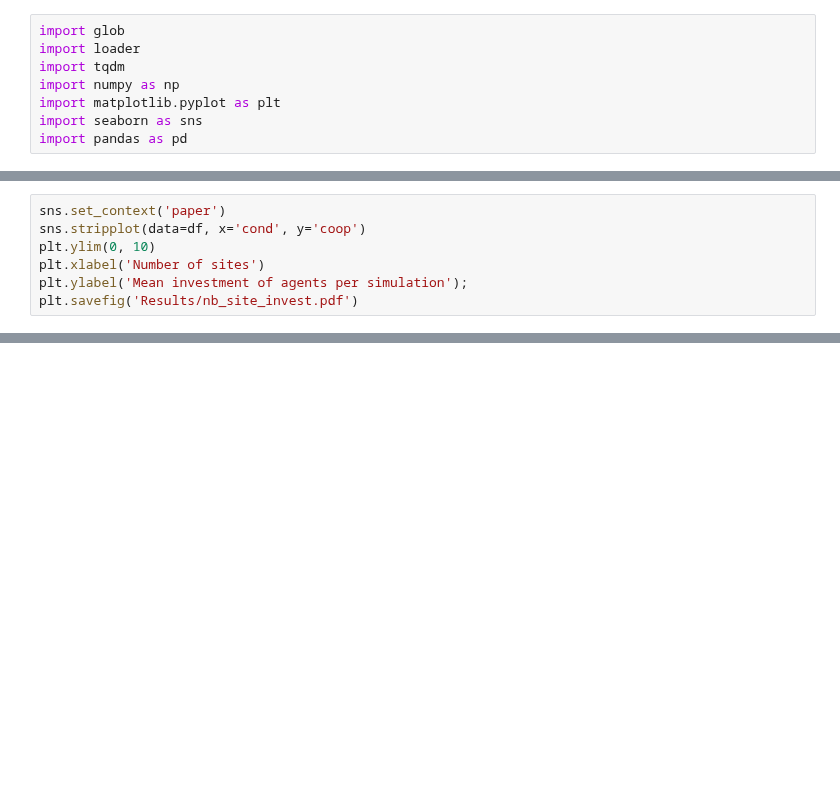
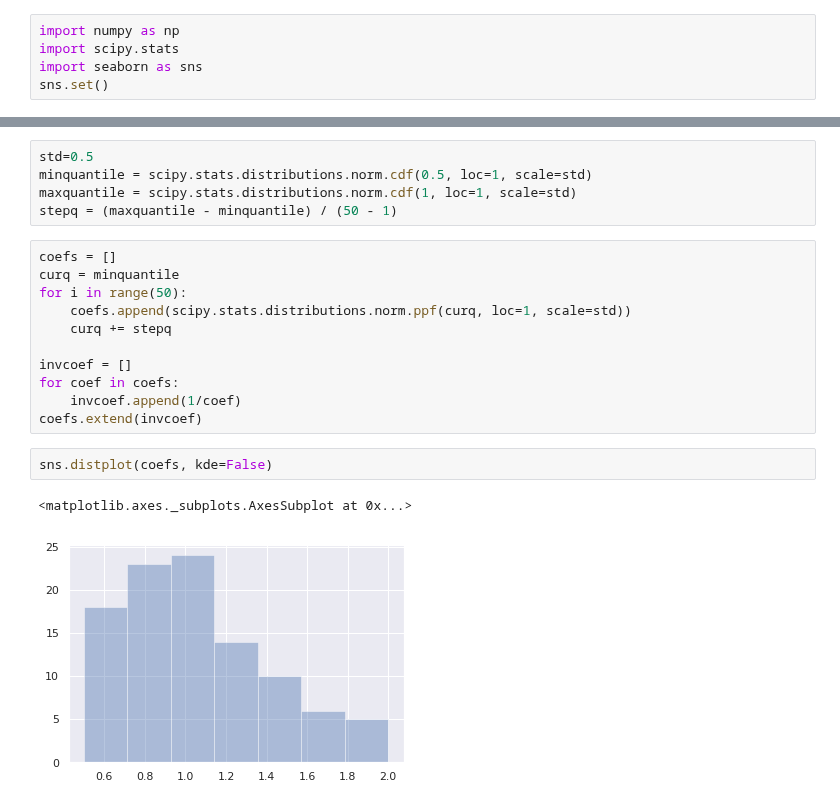
Before and after one commit to PaulEcoffet/roborobo3, a Jupyter notebook: roborobo3/notebooks/Untitled1.ipynb, the cells around one changed output, grey strips where cells are left out. Cells and saved outputs as stored; diff of their text form; blank space fills up the shorter version.

```diff
--- a/roborobo3/notebooks/Untitled1.ipynb
+++ b/roborobo3/notebooks/Untitled1.ipynb
@@ -1,8 +1,5 @@
 # %%
-import glob
-import loader
-import tqdm
 import numpy as np
-import matplotlib.pyplot as plt
+import scipy.stats
 import seaborn as sns
-import pandas as pd
+sns.set()
@@ -27,7 +5,0 @@ df = pd.DataFrame(res)
-# %%
-sns.set_context('paper')
-sns.stripplot(data=df, x='cond', y='coop')
-plt.ylim(0, 10)
-plt.xlabel('Number of sites')
-plt.ylabel('Mean investment of agents per simulation');
-plt.savefig('Results/nb_site_invest.pdf')
@@ -35,0 +21,21 @@ plt.savefig('Results/nb_site_invest.pdf')
+# %%
+std=0.5
+minquantile = scipy.stats.distributions.norm.cdf(0.5, loc=1, scale=std)
+maxquantile = scipy.stats.distributions.norm.cdf(1, loc=1, scale=std)
+stepq = (maxquantile - minquantile) / (50 - 1)
+# %%
+coefs = []
+curq = minquantile
+for i in range(50):
+    coefs.append(scipy.stats.distributions.norm.ppf(curq, loc=1, scale=std))
+    curq += stepq
+
+invcoef = []
+for coef in coefs:
+    invcoef.append(1/coef)
+coefs.extend(invcoef)
+# %%
+sns.distplot(coefs, kde=False)
+# %% [output]
+<matplotlib.axes._subplots.AxesSubplot at 0x...>
+[figure, added]
```
Also changed, not shown: parts of 3 cells of this notebook, 20 other files.
